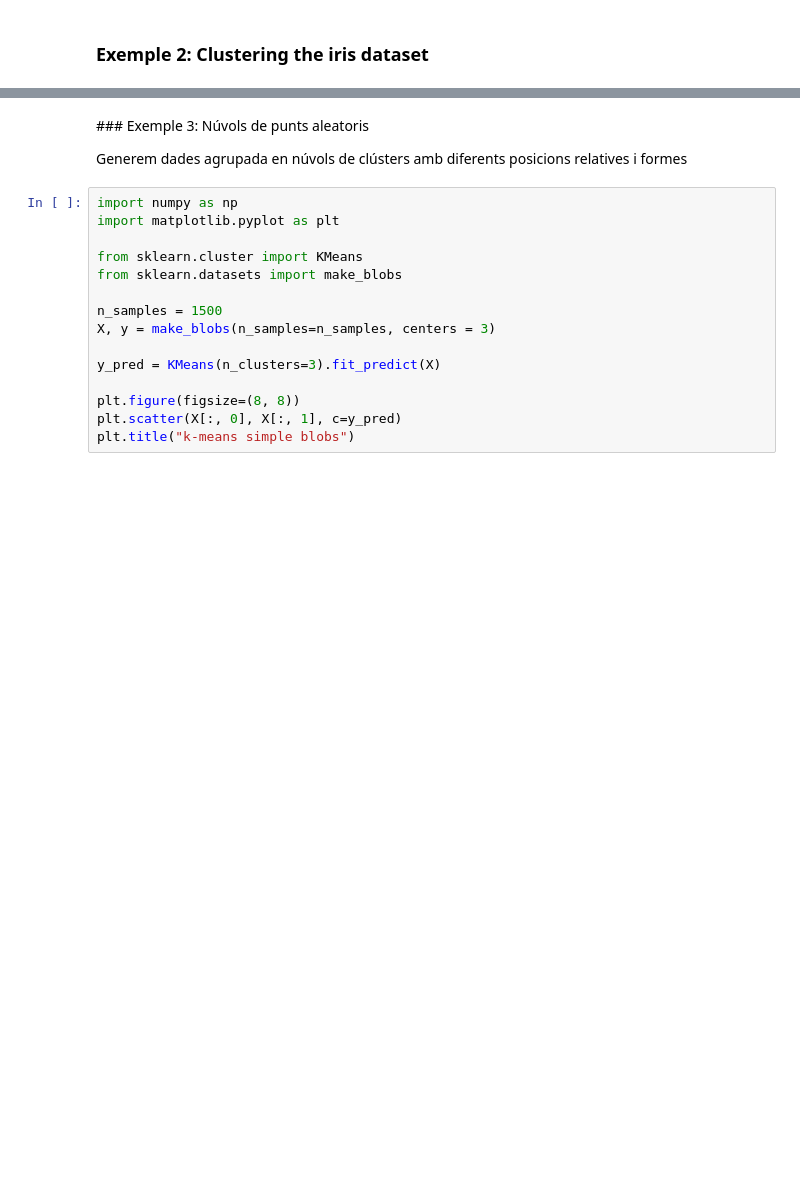
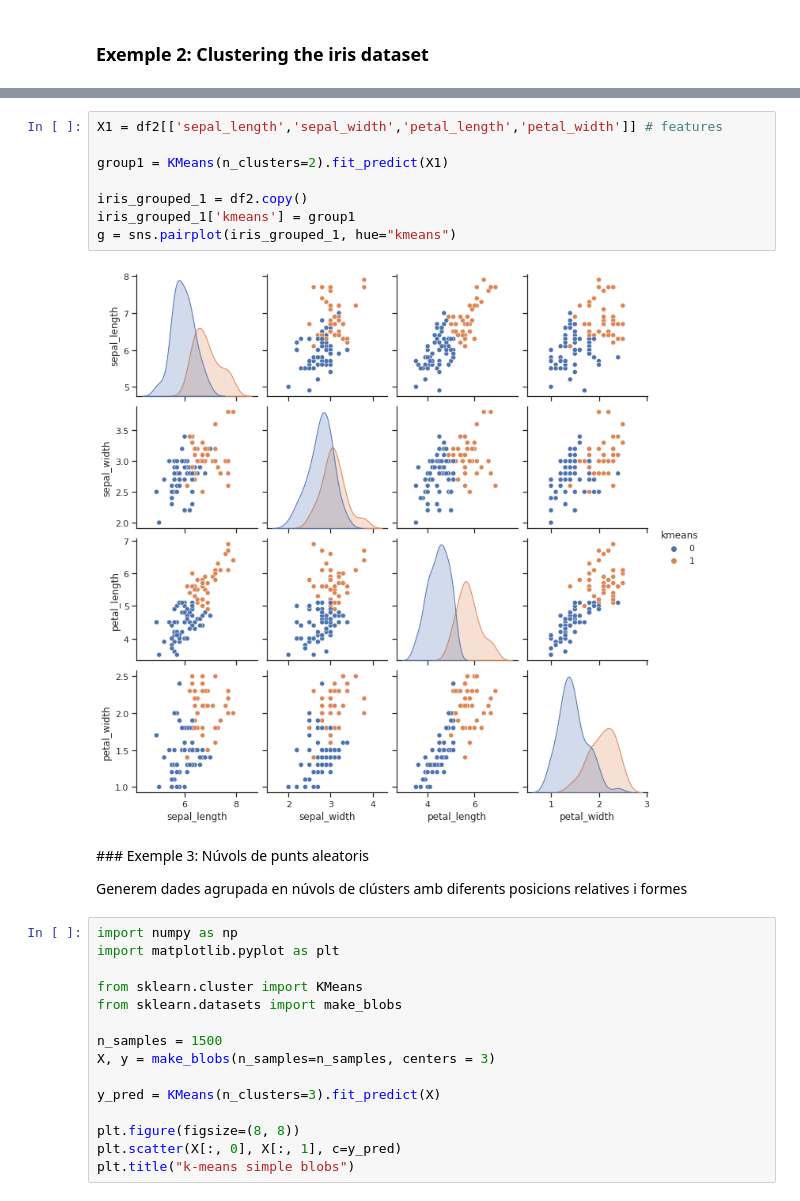
Before and after one commit to raulbenitez/introAI_ICE, a Jupyter notebook: Tema2_Tècniques_d'agrupament.ipynb, the cells around one changed output, grey strips where cells are left out. Drawn from its saved outputs; the diff is of its cells as text; blank space fills up the shorter version.

```diff
--- a/Tema2_Tècniques_d'agrupament.ipynb
+++ b/Tema2_Tècniques_d'agrupament.ipynb
@@ -101,3 +120,13 @@ g = sns.pairplot(iris_grouped, hue="kmeans")
+# %%
+X1 = df2[['sepal_length','sepal_width','petal_length','petal_width']] # features
+
+group1 = KMeans(n_clusters=2).fit_predict(X1)
+
+iris_grouped_1 = df2.copy()
+iris_grouped_1['kmeans'] = group1
+g = sns.pairplot(iris_grouped_1, hue="kmeans")
+# %% [output]
+[figure, added]
 # %% [markdown]
 ### Exemple 3: Núvols de punts aleatoris
 
```
Also changed, not shown: parts of 6 cells of this notebook.
